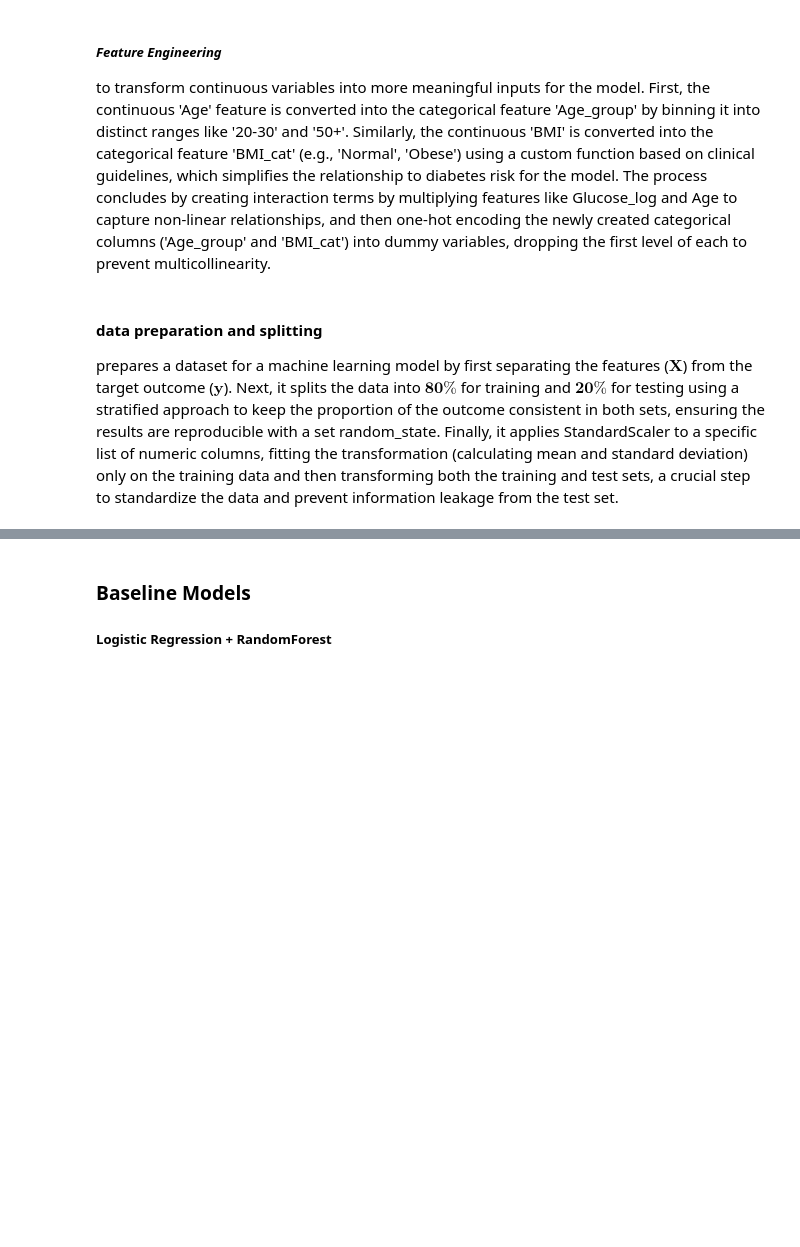
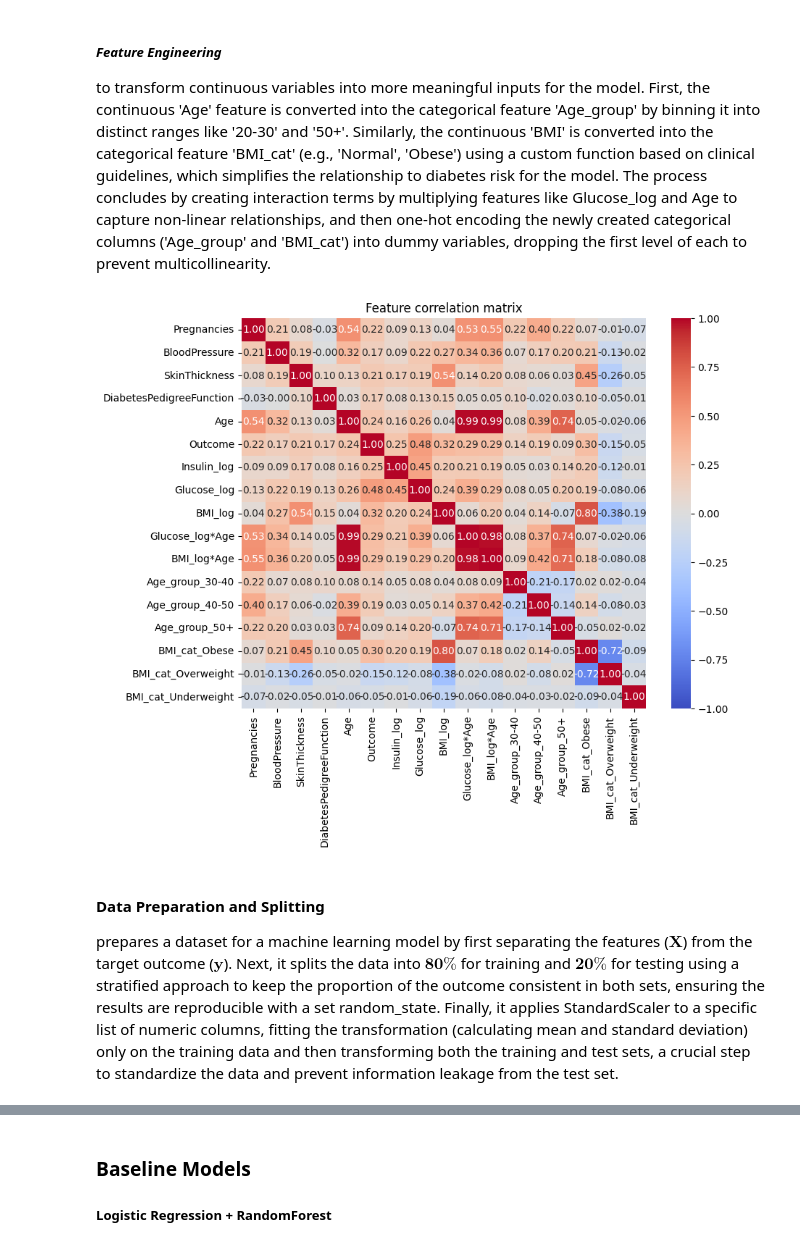
Before and after one commit to Shahed-AlZubi03/Predicting-Diabetes-Project, a Jupyter notebook: predicting_diabetes.ipynb, the cells around one changed output, grey strips where cells are left out. Cells and saved outputs as stored; diff of their text form; code cells hidden in the pictures; blank space fills up the shorter version.

```diff
--- a/predicting_diabetes.ipynb
+++ b/predicting_diabetes.ipynb
@@ -244,14 +250,16 @@ df = pd.get_dummies(df, columns=['Age_group','BMI_cat'], drop_first=True)
 # %%
 # Correlation heatmap
 plt.figure(figsize=(9,7))
-corr = df_plot.corr()
+corr = df.corr()
 sns.heatmap(corr, annot=True, fmt=".2f", cmap='coolwarm', vmin=-1, vmax=1)
 plt.title('Feature correlation matrix')
 plt.show()
+# %% [output]
+[figure, added]
 # %%
 df.to_csv(r"C:\Users\Shahe\OneDrive\Desktop\ml_project\new_diabetes.csv", index=False)
 # %% [markdown]
-#### **data preparation and splitting**
+#### **Data Preparation and Splitting**
 prepares a dataset for a machine learning model by first separating the features ($\mathbf{X}$) from the target outcome ($\mathbf{y}$). Next, it splits the data into $\mathbf{80\%}$ for training and $\mathbf{20\%}$ for testing using a stratified approach to keep the proportion of the outcome consistent in both sets, ensuring the results are reproducible with a set random_state. Finally, it applies StandardScaler to a specific list of numeric columns, fitting the transformation (calculating mean and standard deviation) only on the training data and then transforming both the training and test sets, a crucial step to standardize the data and prevent information leakage from the test set.
 # %%
 X = df.drop('Outcome', axis=1)
```
Also changed, not shown: parts of 18 cells of this notebook.
